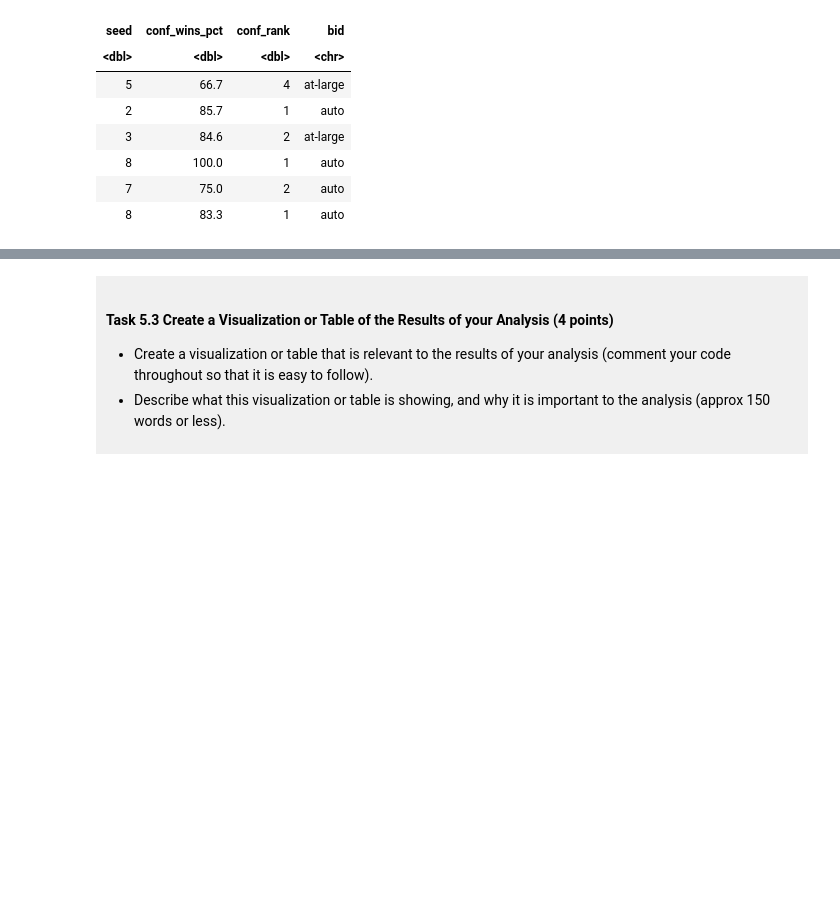
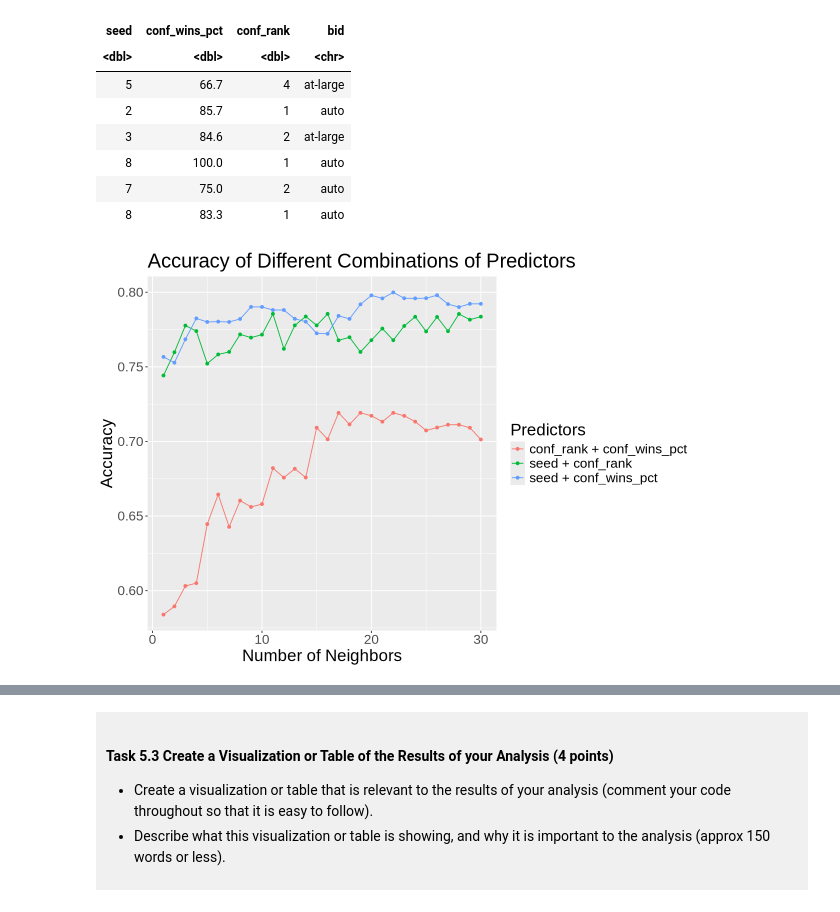
Before and after one commit to reyvet/dsci-100-project-betty-wu, a Jupyter notebook: dsci-100-project-notebook.ipynb, the cells around one changed output, grey strips where cells are left out. Saved outputs shown, nothing was run; the diff lists cells and outputs as text; code cells hidden in the pictures; blank space fills up the shorter version.

```diff
--- a/dsci-100-project-notebook.ipynb
+++ b/dsci-100-project-notebook.ipynb
@@ -566,3 +557,27 @@ fit_3 <- workflow() |>
     collect_metrics()
 accuracy_3 <- fit_3 |>
     filter(.metric == "accuracy")
+# %%
+# create a plot showing all informations on the 3 sets of predictors
+# mutate a new column for each dataset, when creating the plot, color can be used to separate for different set of predictors
+accuracy_1 <- accuracy_1 |>
+    mutate(predictors = "seed + conf_wins_pct")
+accuracy_2 <- accuracy_2 |>
+    mutate(predictors = "seed + conf_rank")
+accuracy_3 <- accuracy_3 |>
+    mutate(predictors = "conf_rank + conf_wins_pct")
+all_accuracy <- bind_rows(accuracy_1, accuracy_2, accuracy_3)
+# bind_rows() is used to combine the 3 datasets together under the same columns
+# from dplyr package, source is cited below in the reference area
+options(repr.plot.width = 10, repr.plot.length = 20)
+# adjusted the size of the plot so it is readable
+accuracy_plot <- all_accuracy |>
+    ggplot(aes(x = neighbors, y = mean, color = predictors)) +
+    geom_point() +
+    geom_line() +
+    labs(x = "Number of Neighbors", y = "Accuracy", color = "Predictors",
+        title = "Accuracy of Different Combinations of Predictors") +
+    theme(text = element_text(size = 20))
+accuracy_plot
+# %% [output]
+[figure, added]
```
Also changed, not shown: parts of 7 cells of this notebook.
